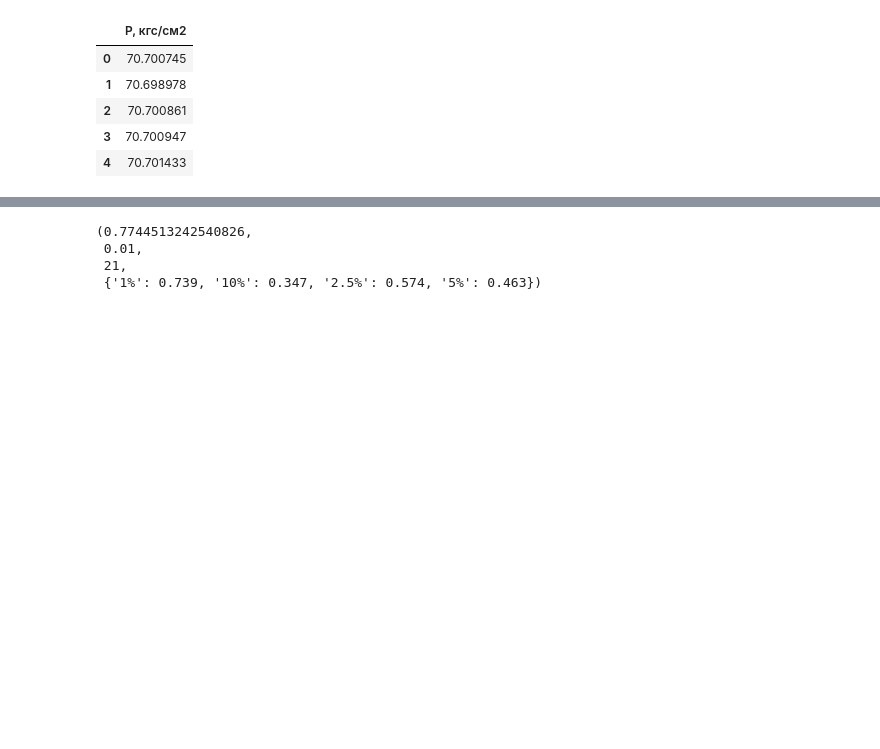
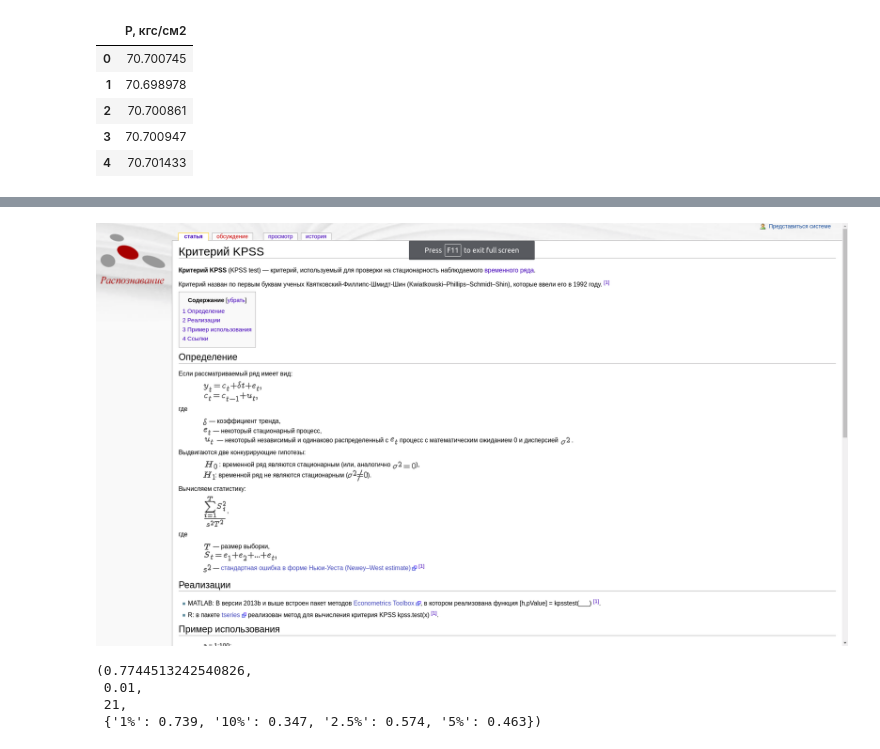
Before and after one commit to Bullldoger/prediction_theory, a Jupyter notebook: notebooks/Labs.ipynb, the cells around one changed output, grey strips where cells are left out. Cells and saved outputs as stored; diff of their text form; code cells hidden in the pictures; blank space fills up the shorter version.

```diff
--- a/notebooks/Labs.ipynb
+++ b/notebooks/Labs.ipynb
@@ -934,3 +942,12 @@ from statsmodels.tsa.stattools import kpss
+# %%
+from IPython.display import Image
+im = Image("images/kpss-test.png")
+im.height = 1600
+im.width = 1600
+
+im
+# %% [output]
+[figure, added]
 # %%
 ans = kpss(p_without_trend[:, 0])
 ans
```
Also changed, not shown: parts of 3 cells of this notebook, 1 other file.
